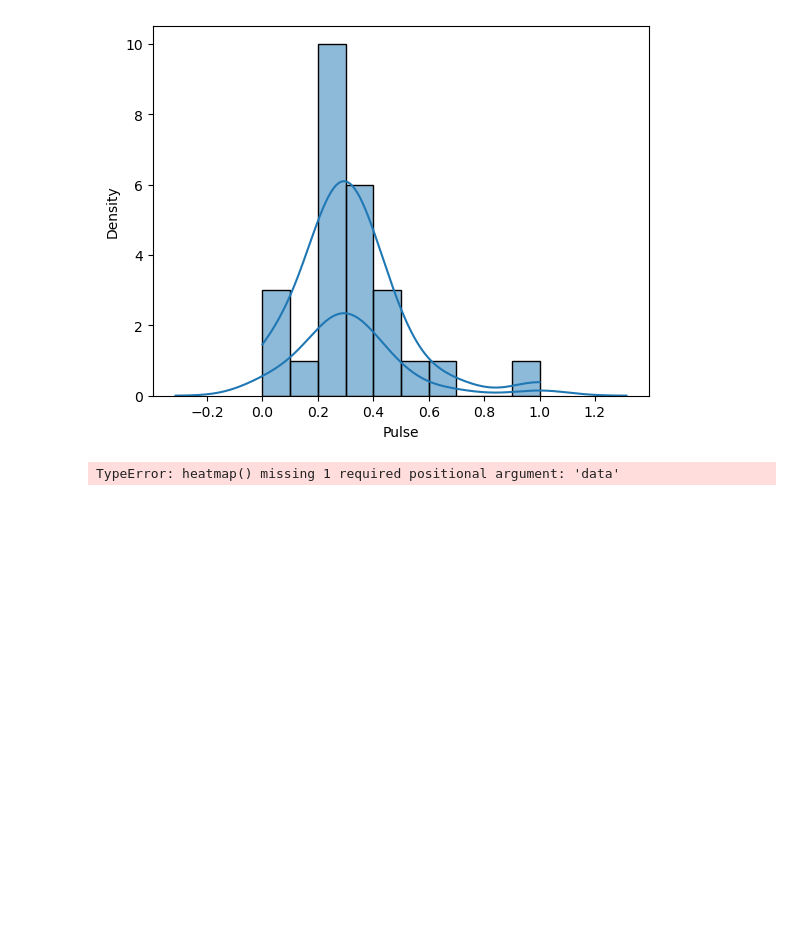
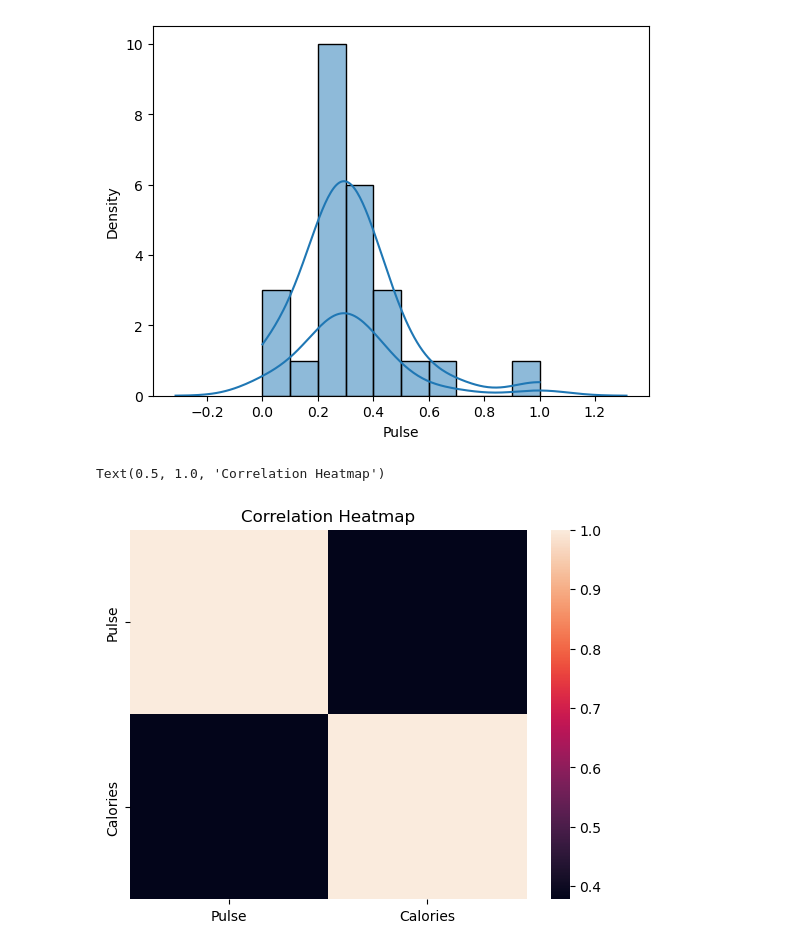
Before and after one commit to Finova-MIT/intro-to-ml-balloonmann, a Jupyter notebook: task_1.ipynb, the cells around one changed output. Saved outputs shown, nothing was run; the diff lists cells and outputs as text; code cells hidden in the pictures; blank space fills up the shorter version.

```diff
--- a/task_1.ipynb
+++ b/task_1.ipynb
@@ -380,6 +380,8 @@ sns.histplot(df['Pulse'],kde=True)
 <Axes: xlabel='Pulse', ylabel='Density'>
 [figure]
 # %%
-sns.heatmap(x=df['Pulse'],y=df['Calories'])
+sns.heatmap(df[['Pulse', 'Calories']].corr())
+plt.title("Correlation Heatmap")
 # %% [output]
-TypeError: heatmap() missing 1 required positional argument: 'data'
+Text(0.5, 1.0, 'Correlation Heatmap')
+[figure, added]
```
